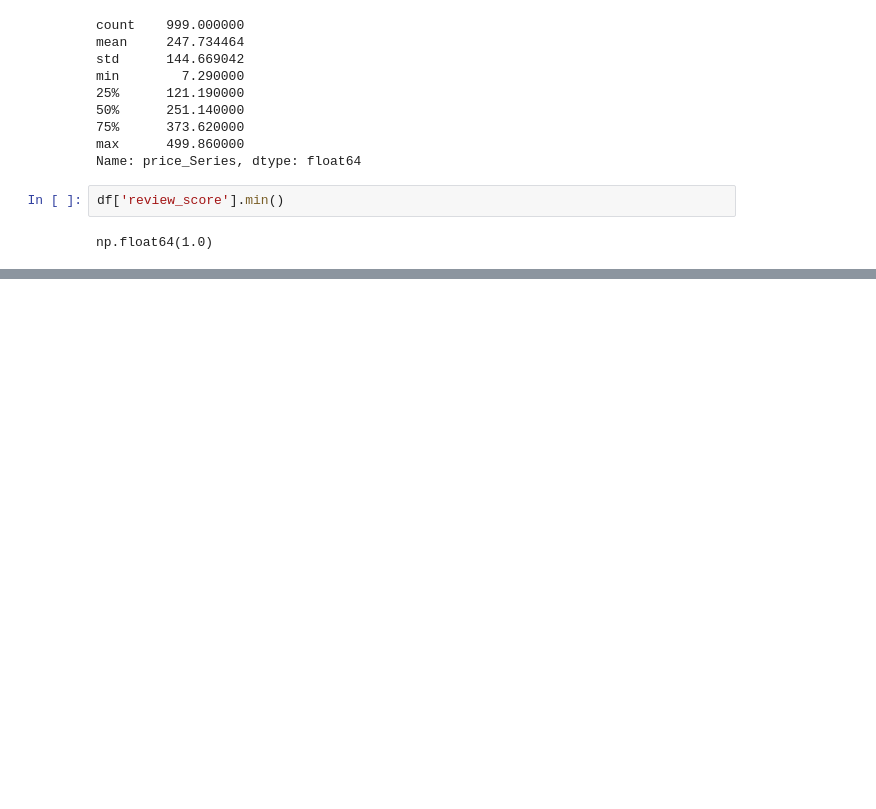
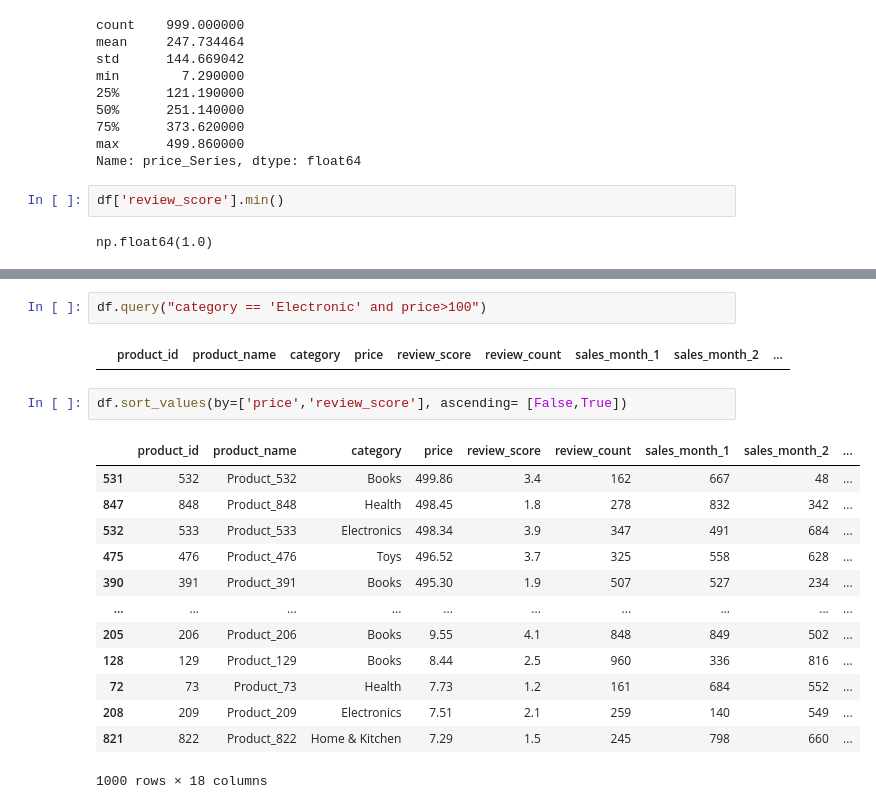
Before and after one commit to KEN-DATALABS/PROJECT-LIST, a Jupyter notebook: OneDrive/Documents/List Project/Project2.ipynb, the cells around one changed output, grey strips where cells are left out. Drawn from its saved outputs; the diff is of its cells as text; blank space fills up the shorter version.

```diff
--- a/OneDrive/Documents/List Project/Project2.ipynb
+++ b/OneDrive/Documents/List Project/Project2.ipynb
@@ -154,0 +160,20 @@ np.float64(1.0)
+# %%
+df.query("category == 'Electronic' and price>100")
+# %% [output]
+|  | product_id | product_name | category | price | review_score | review_count | sales_month_1 | sales_month_2 | ... |
+# %%
+df.sort_values(by=['price','review_score'], ascending= [False,True])
+# %% [output]
+|  | product_id | product_name | category | price | review_score | review_count | sales_month_1 | sales_month_2 | ... |
+| 531 | 532 | Product_532 | Books | 499.86 | 3.4 | 162 | 667 | 48 | ... |
+| 847 | 848 | Product_848 | Health | 498.45 | 1.8 | 278 | 832 | 342 | ... |
+| 532 | 533 | Product_533 | Electronics | 498.34 | 3.9 | 347 | 491 | 684 | ... |
+| 475 | 476 | Product_476 | Toys | 496.52 | 3.7 | 325 | 558 | 628 | ... |
+| 390 | 391 | Product_391 | Books | 495.30 | 1.9 | 507 | 527 | 234 | ... |
+| ... | ... | ... | ... | ... | ... | ... | ... | ... | ... |
+| 205 | 206 | Product_206 | Books | 9.55 | 4.1 | 848 | 849 | 502 | ... |
+| 128 | 129 | Product_129 | Books | 8.44 | 2.5 | 960 | 336 | 816 | ... |
+| 72 | 73 | Product_73 | Health | 7.73 | 1.2 | 161 | 684 | 552 | ... |
+| 208 | 209 | Product_209 | Electronics | 7.51 | 2.1 | 259 | 140 | 549 | ... |
+| 821 | 822 | Product_822 | Home & Kitchen | 7.29 | 1.5 | 245 | 798 | 660 | ... |
+1000 rows × 18 columns
```
Also changed, not shown: parts of 17 cells of this notebook.
